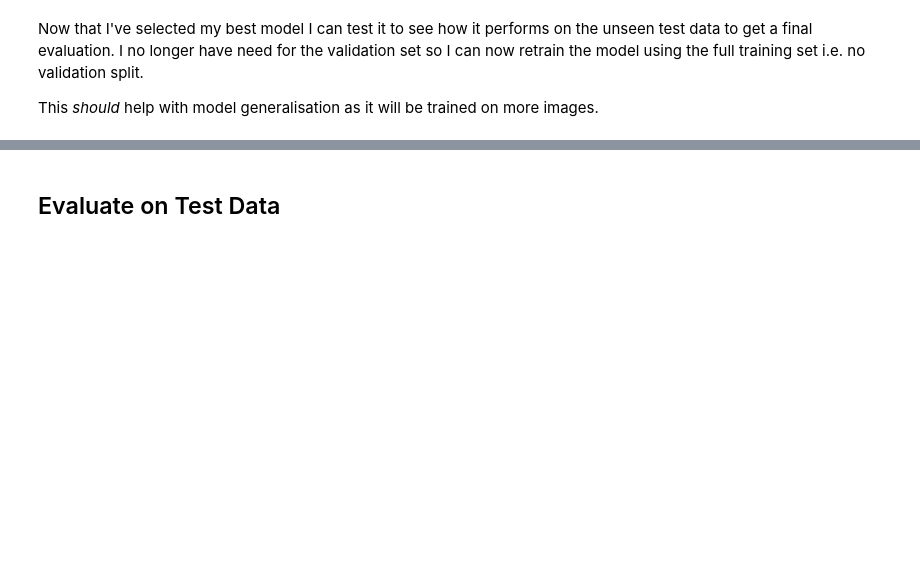
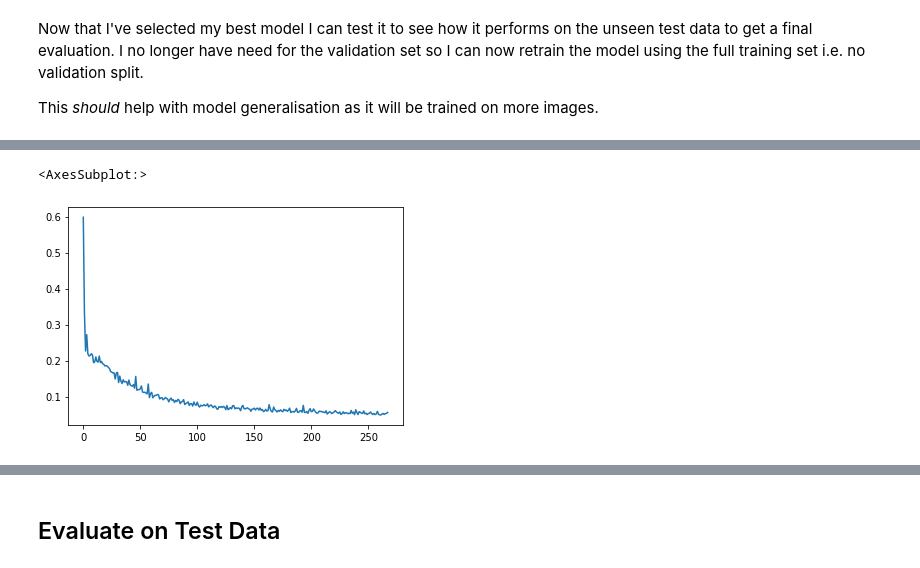
Before and after one commit to a-cass/eo-semantic-segmentation, a Jupyter notebook: nwpu-lakes/nwpu_lakes_segmentation_p8.ipynb, the cells around one changed output, grey strips where cells are left out. Saved outputs shown, nothing was run; the diff lists cells and outputs as text; code cells hidden in the pictures; blank space fills up the shorter version.

```diff
--- a/nwpu-lakes/nwpu_lakes_segmentation_p8.ipynb
+++ b/nwpu-lakes/nwpu_lakes_segmentation_p8.ipynb
@@ -93,0 +136,6 @@ for i in range(runs):
+# %%
+with open('./model_outputs/final_model_.history.pickle', 'rb') as p:
+    history = pickle.load(p)
+# %%
+hist_df = pd.DataFrame(history)
+hist_df
@@ -93,0 +156,5 @@ for i in range(runs):
+# %%
+hist_df.loss.plot()
+# %% [output]
+<AxesSubplot:>
+[figure, added]
```
Also changed, not shown: parts of 26 cells of this notebook.
